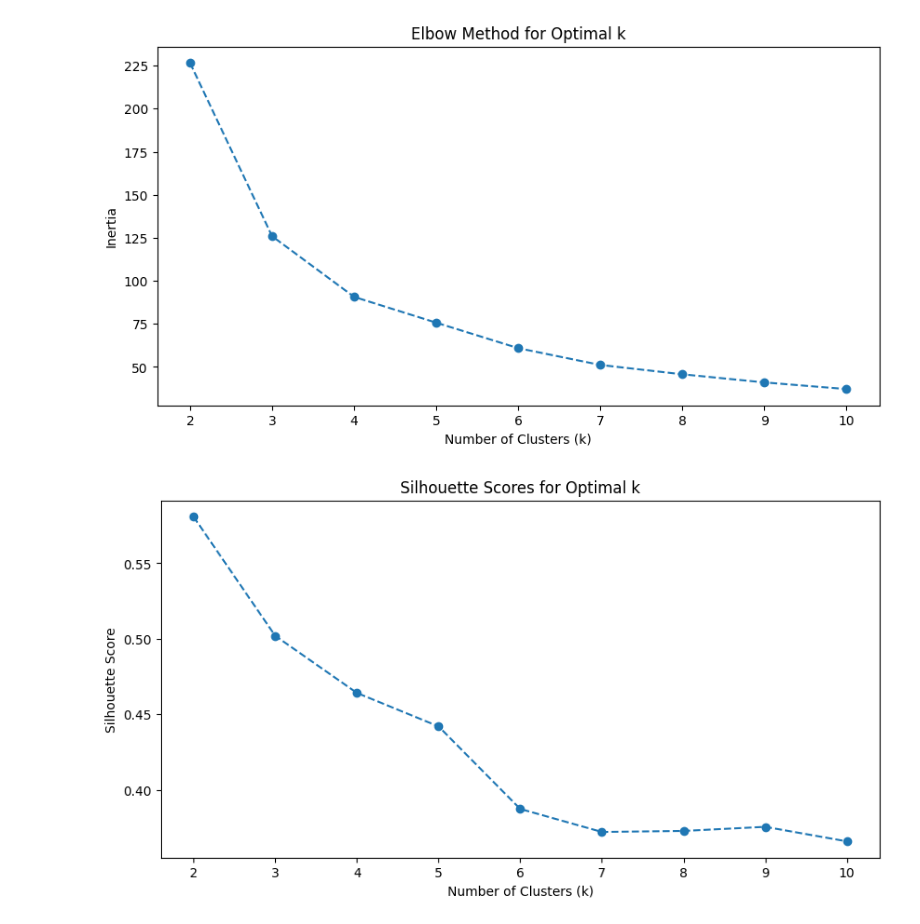
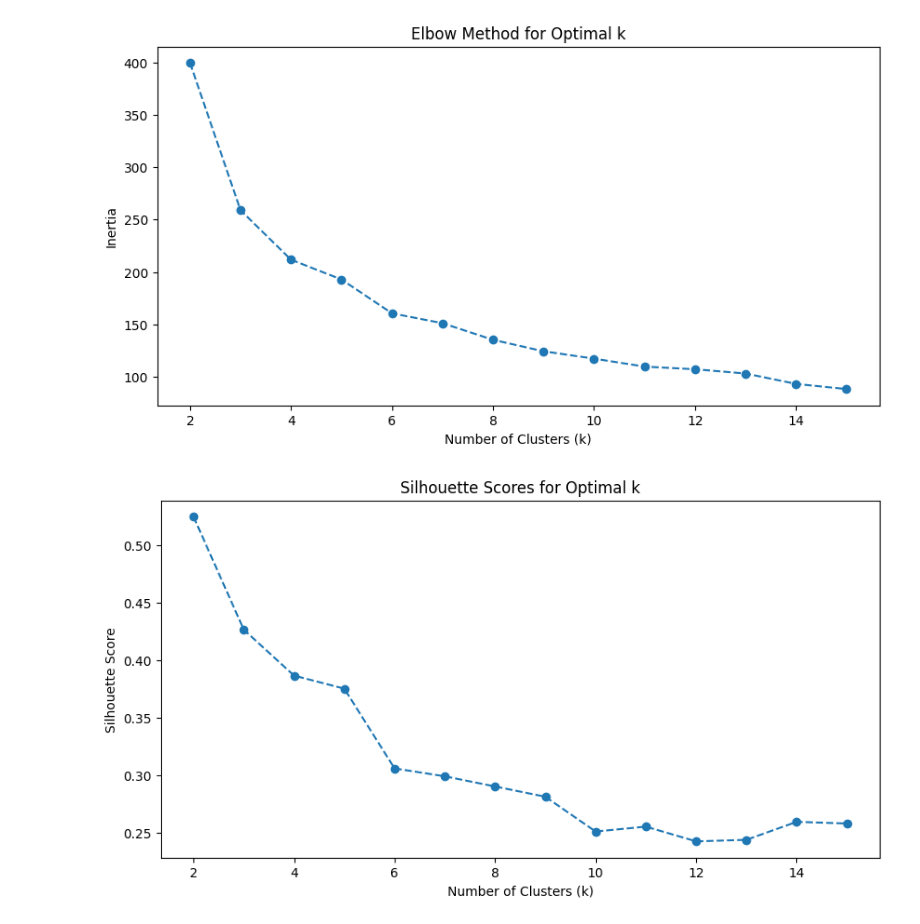
Before and after one commit to johnchoi44/DS340W_Project, a Jupyter notebook: clustering.ipynb, the cells around one changed output. Saved outputs shown, nothing was run; the diff lists cells and outputs as text; code cells hidden in the pictures.

```diff
--- a/clustering.ipynb
+++ b/clustering.ipynb
@@ -36,7 +23,7 @@ features_scaled = scaler.fit_transform(features)
 # Elbow Method: Find the optimal number of clusters
 inertia = []
 silhouette_scores = []
-cluster_range = range(2, 11)  # Test cluster sizes from 2 to 10
+cluster_range = range(2, 16)  # Test cluster sizes from 2 to 10
 
 for k in cluster_range:
     kmeans = KMeans(n_clusters=k, random_state=42)
@@ -45,12 +32,15 @@ for k in cluster_range:
     silhouette_scores.append(silhouette_score(features_scaled, kmeans.labels_))
 
 # Plot the Elbow Method
-# plt.figure(figsize=(10, 5))
-# plt.plot(cluster_range, inertia, marker='o', linestyle='--')
-# plt.title('Elbow Method for Optimal k')
-# plt.xlabel('Number of Clusters (k)')
-# plt.ylabel('Inertia')
-# plt.show()
+plt.figure(figsize=(10, 5))
+plt.plot(cluster_range, inertia, marker='o', linestyle='--')
+plt.title('Elbow Method for Optimal k')
+plt.xlabel('Number of Clusters (k)')
+plt.ylabel('Inertia')
+output_plot_path = "./visuals/elbowmethod_plot.png"
+plt.savefig(output_plot_path)
+plt.show()
+plt.close()
 
 # Plot the Silhouette Scores
 plt.figure(figsize=(10, 5))
@@ -58,7 +48,6 @@ plt.plot(cluster_range, silhouette_scores, marker='o', linestyle='--')
 plt.title('Silhouette Scores for Optimal k')
 plt.xlabel('Number of Clusters (k)')
 plt.ylabel('Silhouette Score')
-plt.grid()
 output_plot_path = "./visuals/silhouette_scores_plot.png"
 plt.savefig(output_plot_path)
 plt.show()
@@ -71,10 +61,10 @@ optimal_k = 2
 kmeans = KMeans(n_clusters=optimal_k, random_state=42)
 df['crime_severity'] = kmeans.fit_predict(features_scaled)
 
-# Map cluster labels to severity levels: 1 (least severe), 2, 3 (most severe)
-severity_mapping = {np.argmin(kmeans.cluster_centers_.sum(axis=1)): 1,
-                    np.argmax(kmeans.cluster_centers_.sum(axis=1)): 3}
-severity_mapping.update({i: 2 for i in range(optimal_k) if i not in severity_mapping})
+# Map cluster labels to severity levels: 1 (least severe), 2, ..., k (most severe)
+severity_order = np.argsort(kmeans.cluster_centers_.sum(axis=1))
+severity_mapping = {cluster: rank + 1 for rank, cluster in enumerate(severity_order)}
+
 df['crime_severity'] = df['crime_severity'].map(severity_mapping)
 
 # Save the results to a new CSV file
@@ -92,9 +72,9 @@ df.head()
 # %%
-df2 = pd.read_csv('./final_data.csv')
+df2 = pd.read_csv('./realfinal_data.csv')
 df2 = df.dropna()
 
 # Select relevant features for clustering
-features2 = df2[['num_felony', 'num_violation', 'num_misdemeanor', 'num_total_crimes']]
+features2 = df2[['num_felony', 'num_violation', 'num_misdemeanor', 'num_total_crimes', 'num_stopandfrisk', 'population']]
 
 # Standardize the features
 scaler = StandardScaler()
@@ -102,31 +82,37 @@ features_scaled2 = scaler.fit_transform(features2)
 # %%
 # Elbow Method: Find the optimal number of clusters
 inertia = []
 silhouette_scores = []
-cluster_range = range(2, 11)  # Test cluster sizes from 2 to 10
+cluster_range = range(2, 16)  # Test cluster sizes from 2 to 10
 
 for k in cluster_range:
     kmeans = KMeans(n_clusters=k, random_state=42)
     kmeans.fit(features_scaled2)
     inertia.append(kmeans.inertia_)
     silhouette_scores.append(silhouette_score(features_scaled2, kmeans.labels_))
 
 # Plot the Elbow Method
 plt.figure(figsize=(10, 5))
 plt.plot(cluster_range, inertia, marker='o', linestyle='--')
 plt.title('Elbow Method for Optimal k')
 plt.xlabel('Number of Clusters (k)')
 plt.ylabel('Inertia')
+output_plot_path = "./visuals/elbowmethod_plot.png"
+plt.savefig(output_plot_path)
 plt.show()
+plt.close()
 
 # Plot the Silhouette Scores
 plt.figure(figsize=(10, 5))
 plt.plot(cluster_range, silhouette_scores, marker='o', linestyle='--')
 plt.title('Silhouette Scores for Optimal k')
 plt.xlabel('Number of Clusters (k)')
 plt.ylabel('Silhouette Score')
+output_plot_path = "./visuals/silhouette_scores_plot.png"
+plt.savefig(output_plot_path)
 plt.show()
+plt.close()
 # %% [output]
-[figure, old version]
+[figure, new version]
-[figure, old version]
+[figure, new version]
 # %%
```
Also changed, not shown: parts of 9 cells of this notebook, 6 other files.
